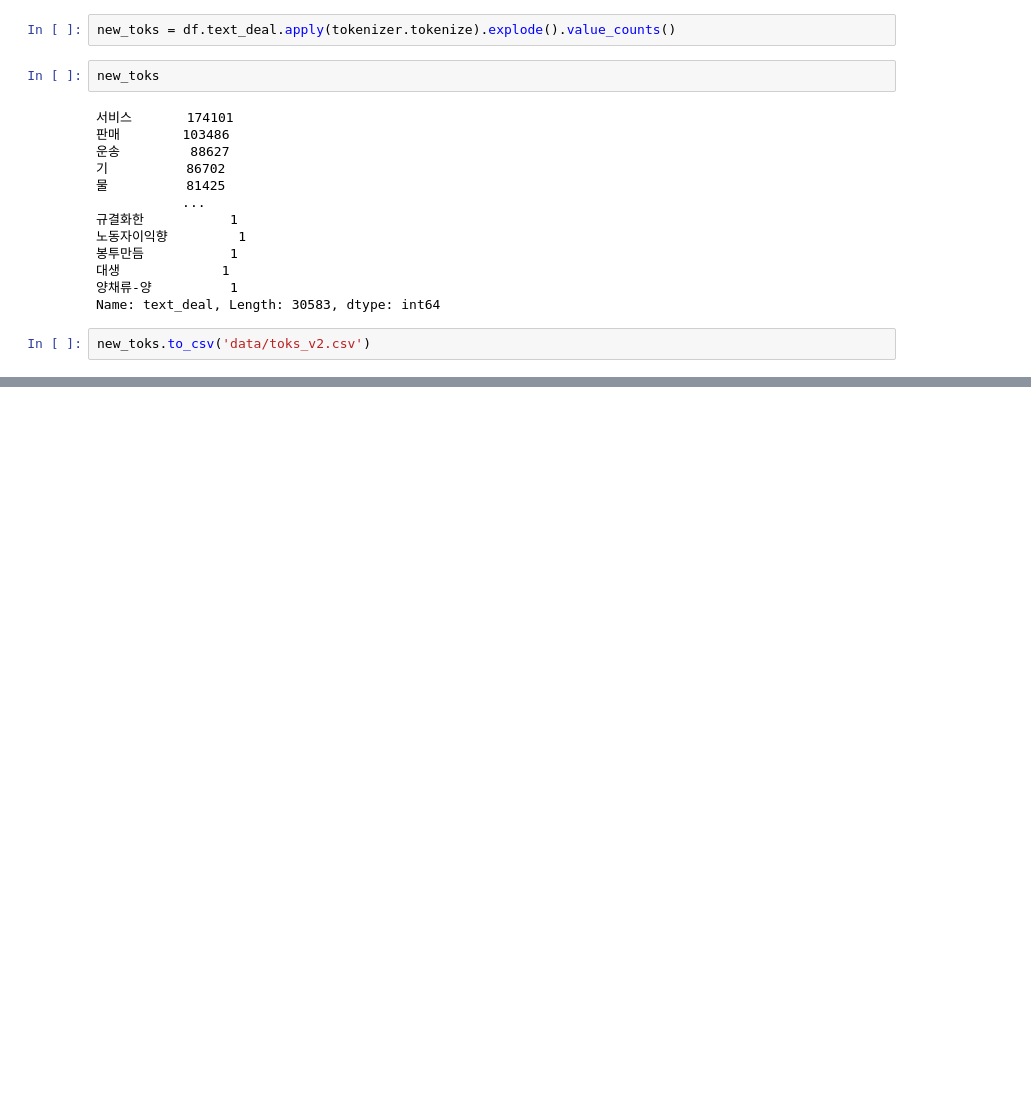
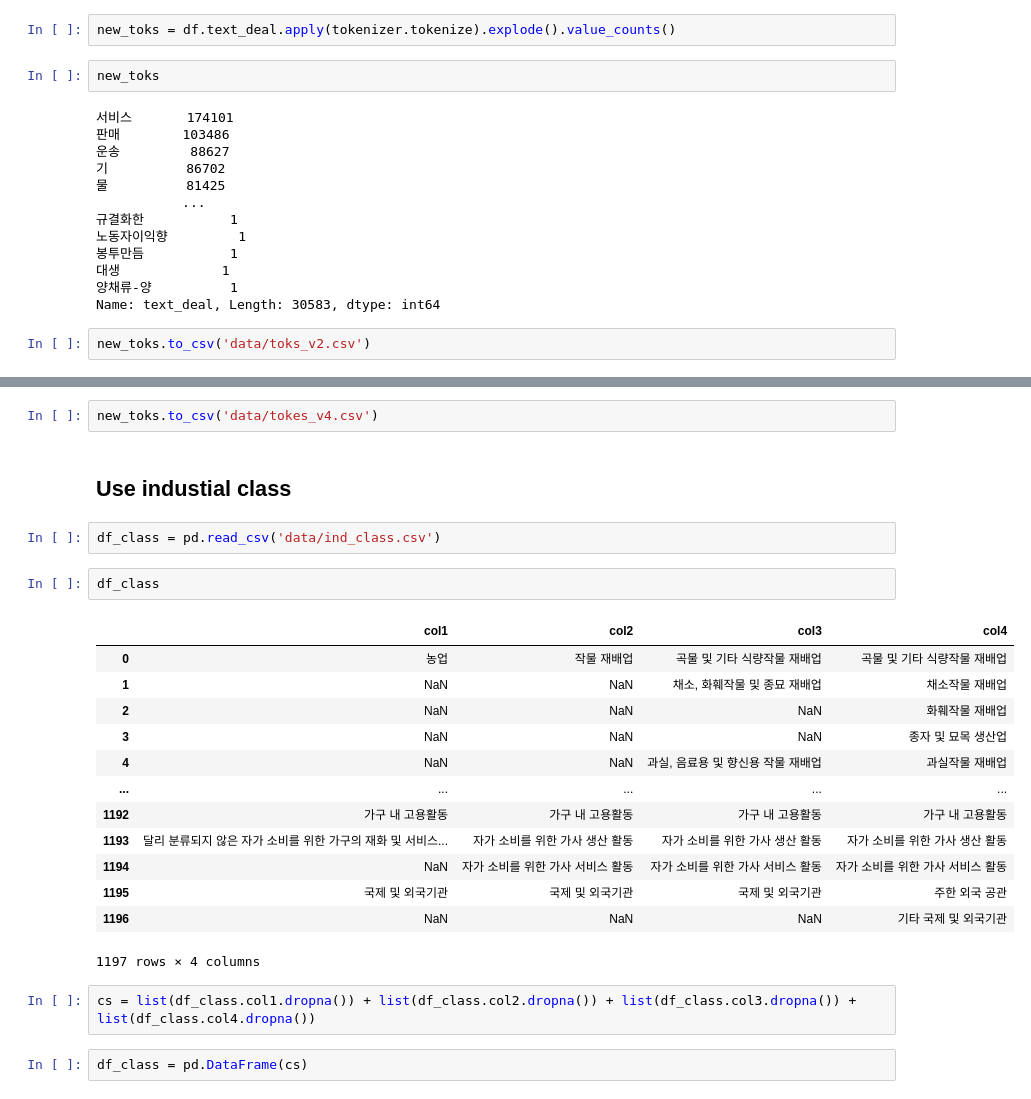
Before and after one commit to bwade9090/IndustrialClassification, a Jupyter notebook: Tokenizer.ipynb, the cells around one changed output, grey strips where cells are left out. Drawn from its saved outputs; the diff is of its cells as text; blank space fills up the shorter version.

```diff
--- a/Tokenizer.ipynb
+++ b/Tokenizer.ipynb
@@ -380,0 +336,26 @@ new_toks.to_csv('data/toks_v2.csv')
+# %%
+new_toks.to_csv('data/tokes_v4.csv')
+# %% [markdown]
+## Use industial class
+# %%
+df_class = pd.read_csv('data/ind_class.csv')
+# %%
+df_class
+# %% [output]
+|  | col1 | col2 | col3 | col4 |
+| 0 | 농업 | 작물 재배업 | 곡물 및 기타 식량작물 재배업 | 곡물 및 기타 식량작물 재배업 |
+| 1 | NaN | NaN | 채소, 화훼작물 및 종묘 재배업 | 채소작물 재배업 |
+| 2 | NaN | NaN | NaN | 화훼작물 재배업 |
+| 3 | NaN | NaN | NaN | 종자 및 묘목 생산업 |
+| 4 | NaN | NaN | 과실, 음료용 및 향신용 작물 재배업 | 과실작물 재배업 |
+| ... | ... | ... | ... | ... |
+| 1192 | 가구 내 고용활동 | 가구 내 고용활동 | 가구 내 고용활동 | 가구 내 고용활동 |
+| 1193 | 달리 분류되지 않은 자가 소비를 위한 가구의 재화 및 서비스... | 자가 소비를 위한 가사 생산 활동 | 자가 소비를 위한 가사 생산 활동 | 자가 소비를 위한 가사 생산 활동 |
+| 1194 | NaN | 자가 소비를 위한 가사 서비스 활동 | 자가 소비를 위한 가사 서비스 활동 | 자가 소비를 위한 가사 서비스 활동 |
+| 1195 | 국제 및 외국기관 | 국제 및 외국기관 | 국제 및 외국기관 | 주한 외국 공관 |
+| 1196 | NaN | NaN | NaN | 기타 국제 및 외국기관 |
+1197 rows × 4 columns
+# %%
+cs = list(df_class.col1.dropna()) + list(df_class.col2.dropna()) + list(df_class.col3.dropna()) + list(df_class.col4.dropna())
+# %%
+df_class = pd.DataFrame(cs)
```
Also changed, not shown: parts of 62 cells of this notebook, 1 other file.
